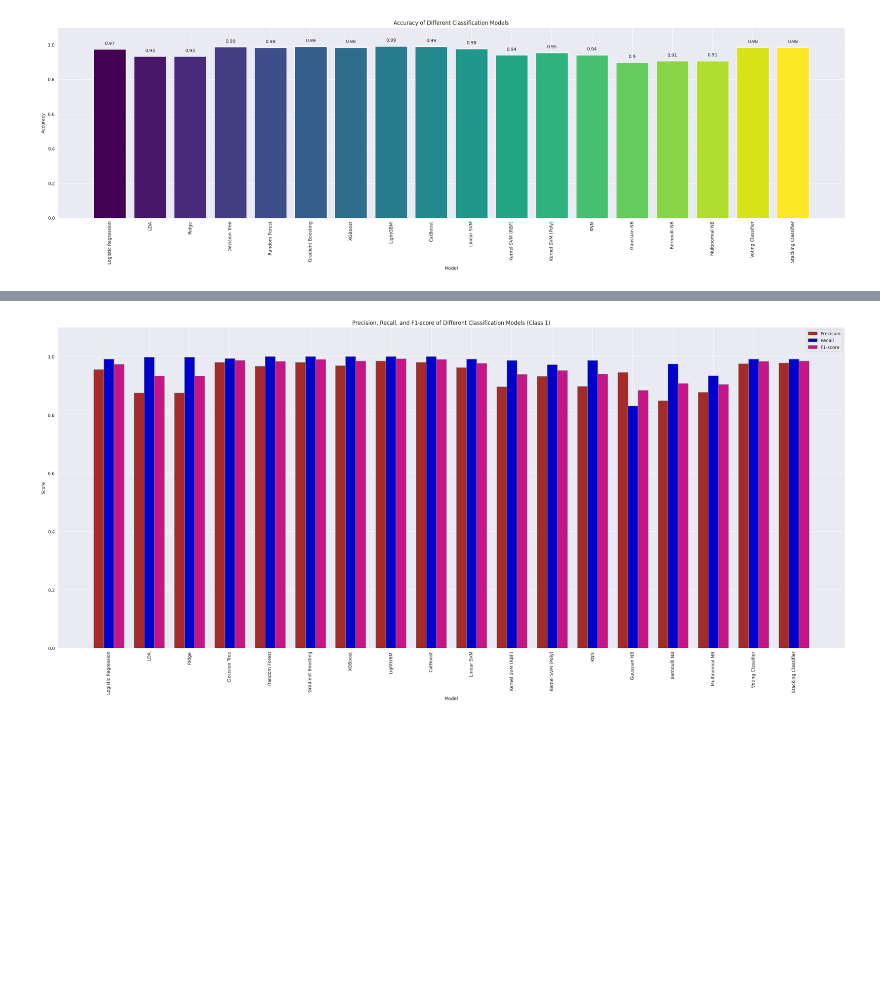
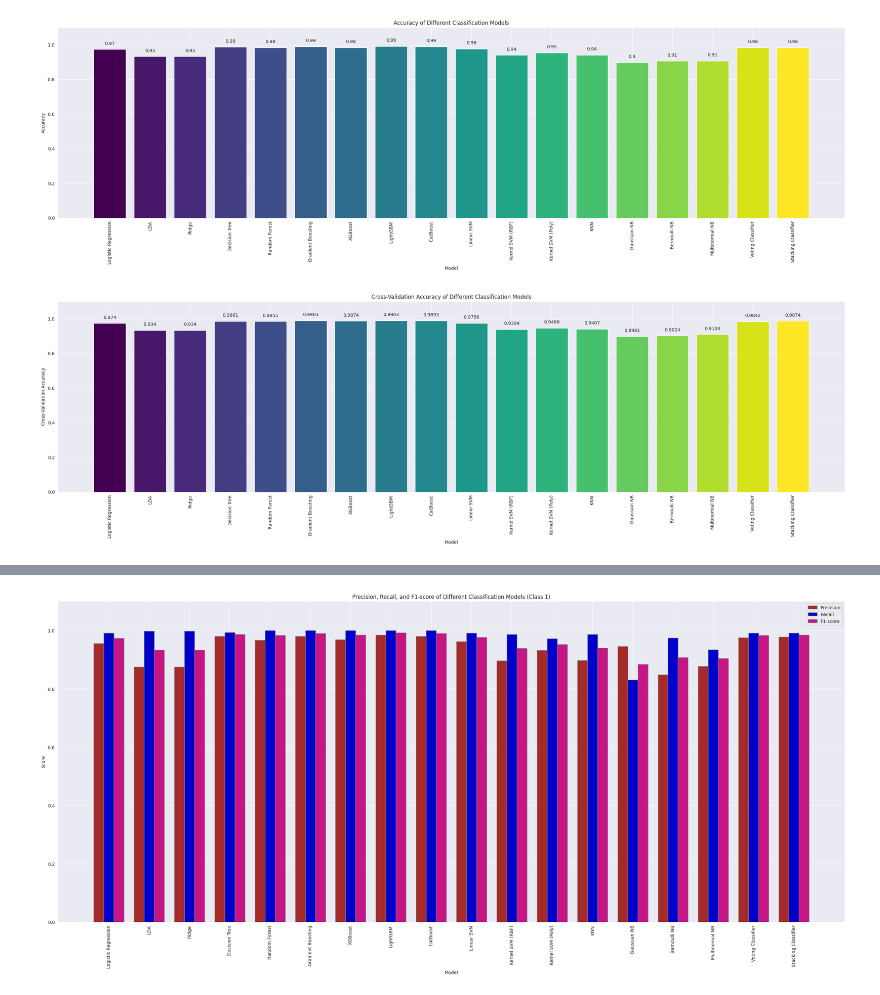
Before and after one commit to nimalan-parameswaran/Cardiovascular-Disease-Risk-Predictor, a Jupyter notebook: CHD_Prediction.ipynb, the cells around one changed output, grey strips where cells are left out. Drawn from its saved outputs; the diff is of its cells as text; code cells hidden in the pictures; blank space fills up the shorter version.

```diff
--- a/CHD_Prediction.ipynb
+++ b/CHD_Prediction.ipynb
@@ -788,3 +822,21 @@ plt.tight_layout()
 plt.show()
 # %% [output]
 [figure]
+# %%
+# Create a bar plot of cross-validation scores
+plt.figure(figsize=(25, 8))
+bars = plt.bar(cv_scores.keys(), cv_scores.values(), color=plt.cm.viridis(np.linspace(0, 1, len(cv_scores))))
+plt.xlabel("Model")
+plt.ylabel("Cross-Validation Accuracy")
+plt.title("Cross-Validation Accuracy of Different Classification Models")
+plt.xticks(rotation=90)
+plt.ylim(0, 1.1)
+
+for bar in bars:
+    yval = bar.get_height()
+    plt.text(bar.get_x() + bar.get_width()/2, yval + 0.02, round(yval, 4), ha='center', va='bottom')
+
+plt.tight_layout()
+plt.show()
+# %% [output]
+[figure, added]
```
Also changed, not shown: parts of 3 cells of this notebook.
